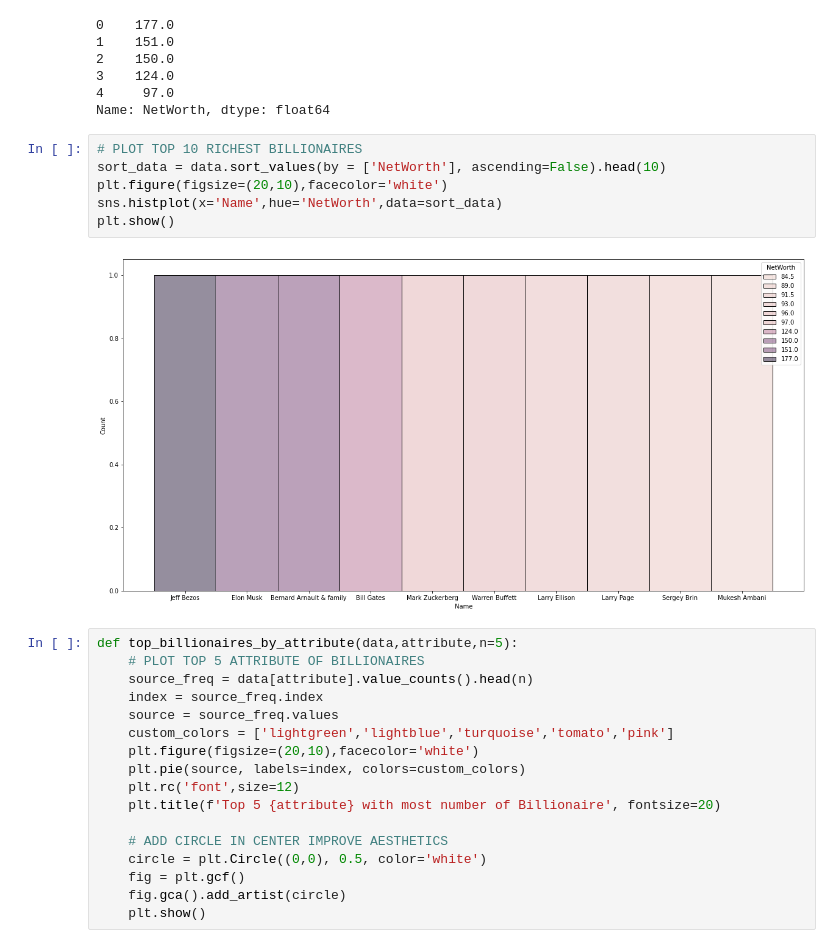
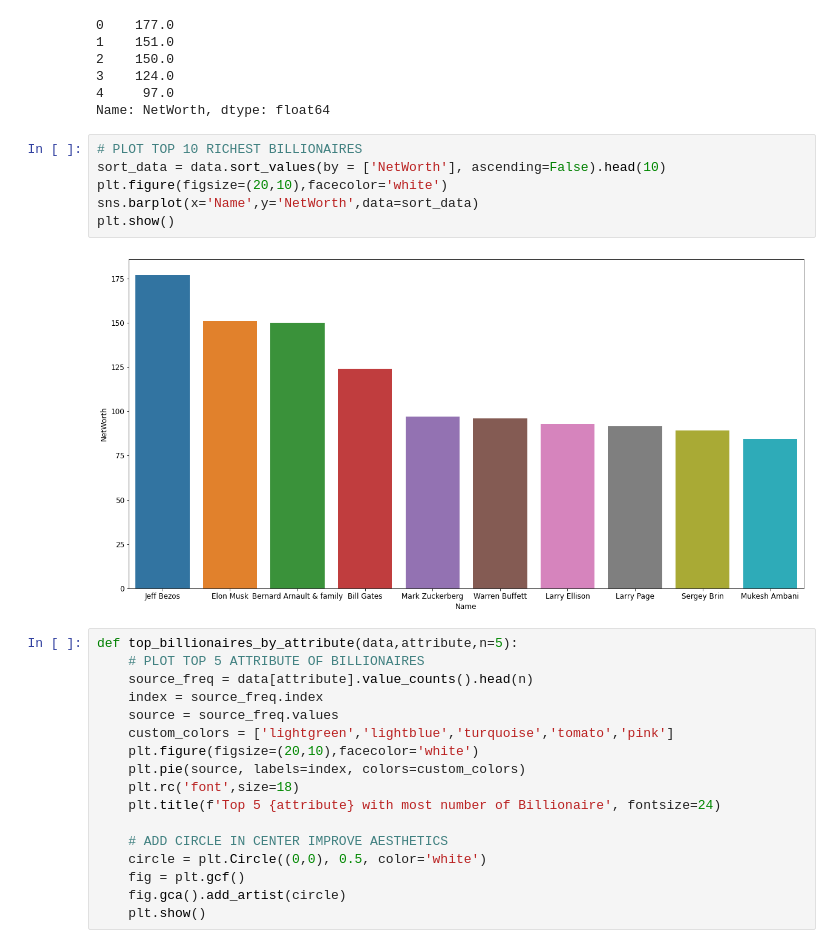
Before and after one commit to manansoni77/DataScience, a Jupyter notebook: Project1/main.ipynb, the cells around one changed output. Drawn from its saved outputs; the diff is of its cells as text.

Commit message:
Project1 -> Billionaire data analysis

```diff
--- a/Project1/main.ipynb
+++ b/Project1/main.ipynb
@@ -53,11 +53,11 @@ Name: NetWorth, dtype: float64
 # %%
 # PLOT TOP 10 RICHEST BILLIONAIRES
 sort_data = data.sort_values(by = ['NetWorth'], ascending=False).head(10)
 plt.figure(figsize=(20,10),facecolor='white')
-sns.histplot(x='Name',hue='NetWorth',data=sort_data)
+sns.barplot(x='Name',y='NetWorth',data=sort_data)
 plt.show()
 # %% [output]
-[figure, old version]
+[figure, new version]
 # %%
 def top_billionaires_by_attribute(data,attribute,n=5):
     # PLOT TOP 5 ATTRIBUTE OF BILLIONAIRES
@@ -67,8 +67,8 @@ def top_billionaires_by_attribute(data,attribute,n=5):
     custom_colors = ['lightgreen','lightblue','turquoise','tomato','pink']
     plt.figure(figsize=(20,10),facecolor='white')
     plt.pie(source, labels=index, colors=custom_colors)
-    plt.rc('font',size=12)
-    plt.title(f'Top 5 {attribute} with most number of Billionaire', fontsize=20)
+    plt.rc('font',size=18)
+    plt.title(f'Top 5 {attribute} with most number of Billionaire', fontsize=24)
 
     # ADD CIRCLE IN CENTER IMPROVE AESTHETICS
     circle = plt.Circle((0,0), 0.5, color='white')
```
Also changed, not shown: parts of 1 cell of this notebook, 1 other file.
